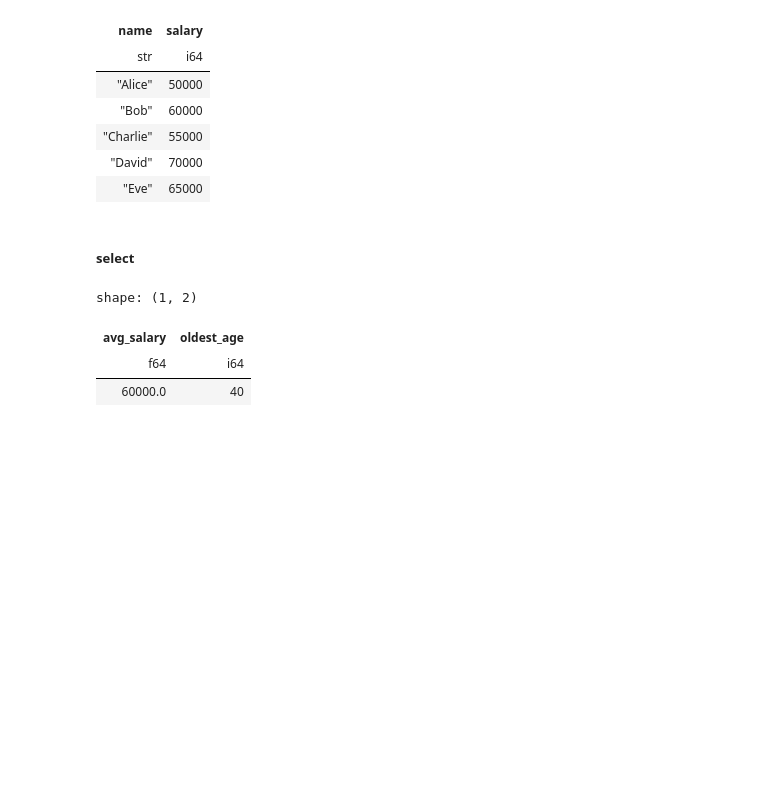
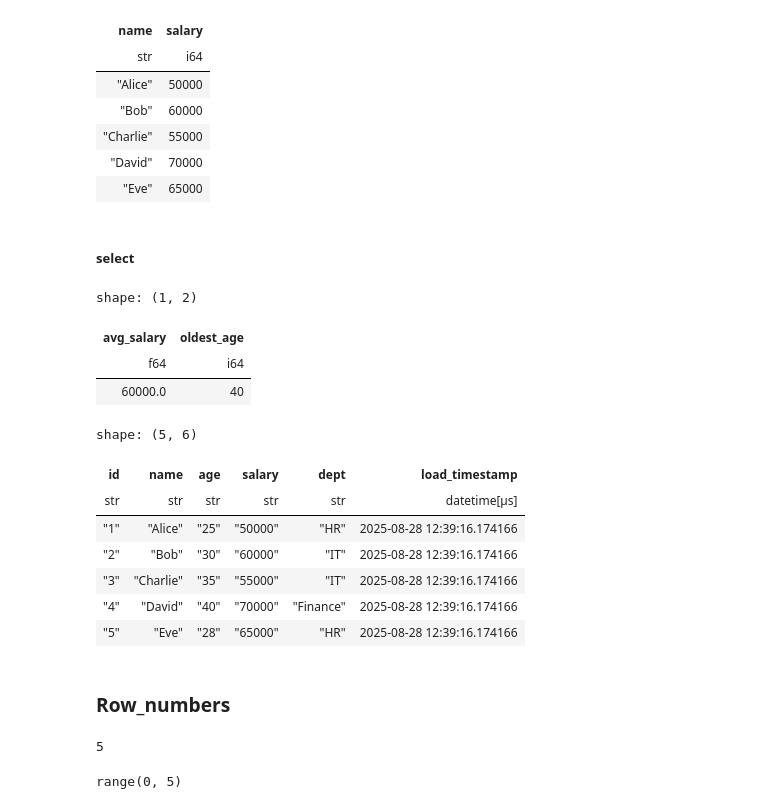
Before and after one commit to sapna-choudhary-1/Data-Engineering-Training, a Jupyter notebook: Polars/1. basics.ipynb, the cells around one changed output. Saved outputs shown, nothing was run; the diff lists cells and outputs as text; code cells hidden in the pictures; blank space fills up the shorter version.

```diff
--- a/Polars/1. basics.ipynb
+++ b/Polars/1. basics.ipynb
@@ -103,3 +104,24 @@ shape: (1, 2)
 | avg_salary | oldest_age |
 | f64 | i64 |
 | 60000.0 | 40 |
+# %%
+dpl.select([pl.all().cast(pl.Utf8)]).with_columns(pl.lit(datetime.now()).alias("load_timestamp"))
+# %% [output]
+shape: (5, 6)
+| id | name | age | salary | dept | load_timestamp |
+| str | str | str | str | str | datetime[μs] |
+| "1" | "Alice" | "25" | "50000" | "HR" | 2025-08-28 12:39:16.174166 |
+| "2" | "Bob" | "30" | "60000" | "IT" | 2025-08-28 12:39:16.174166 |
+| "3" | "Charlie" | "35" | "55000" | "IT" | 2025-08-28 12:39:16.174166 |
+| "4" | "David" | "40" | "70000" | "Finance" | 2025-08-28 12:39:16.174166 |
+| "5" | "Eve" | "28" | "65000" | "HR" | 2025-08-28 12:39:16.174166 |
+# %% [markdown]
+### Row_numbers
+# %%
+dpl.height
+# %% [output]
+5
+# %%
+range(dpl.height)
+# %% [output]
+range(0, 5)
```
Also changed, not shown: parts of 25 cells of this notebook, 27 other files.
